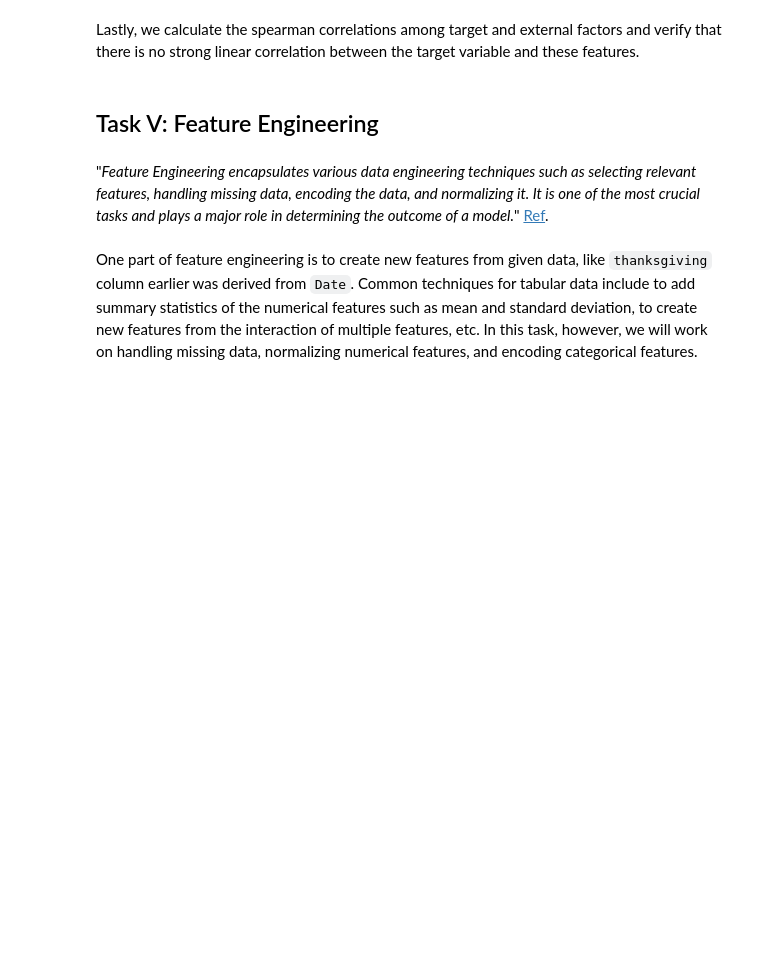
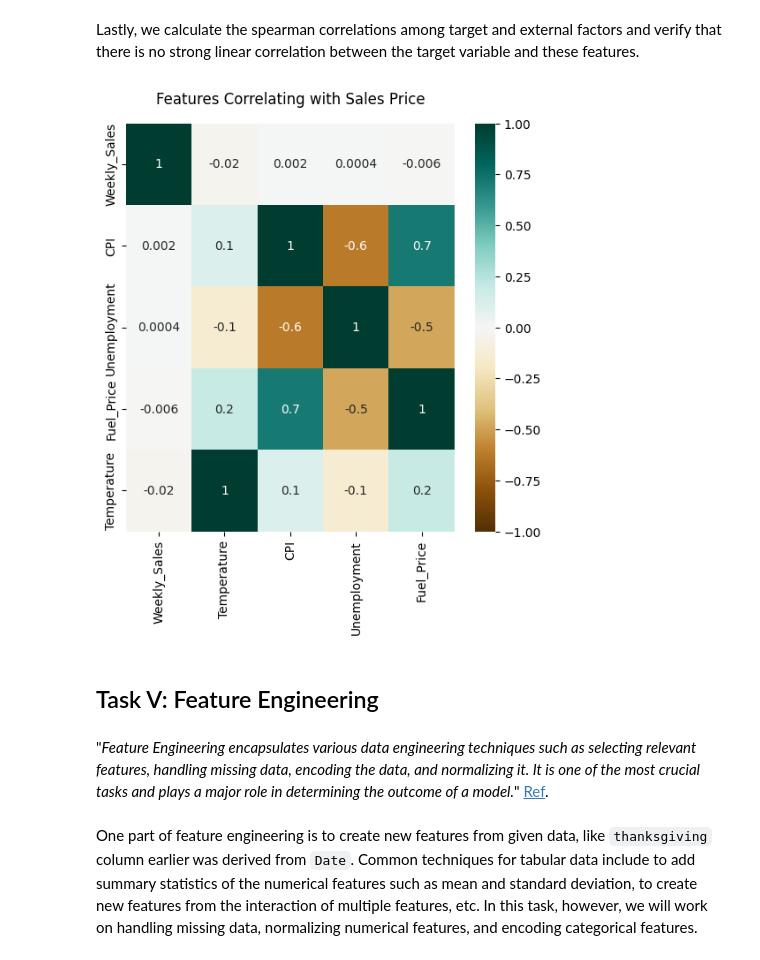
Before and after one commit to kidcoconut/fourthbrain, a Jupyter notebook: .assignments/week4_data_eng/nb/walmart-sales-data.ipynb, the cells around one changed output. Saved outputs shown, nothing was run; the diff lists cells and outputs as text; code cells hidden in the pictures; blank space fills up the shorter version.

```diff
--- a/.assignments/week4_data_eng/nb/walmart-sales-data.ipynb
+++ b/.assignments/week4_data_eng/nb/walmart-sales-data.ipynb
@@ -837,11 +851,15 @@ By eyeballing, do you find strong evidence that those are correlated with Walmar
 Lastly, we calculate the spearman correlations among target and external factors and verify that there is no strong linear correlation between the target variable and these features.
 # %%
 plt.figure(figsize=(6, 6))
-df_train_reduced = df_train[[target] + external_factors]
+df_train_reduced = df_train[[strTgtVar] + external_factors]
+
 corr = df_train_reduced.corr(method='spearman')
-heatmap = sns.heatmap(corr.sort_values(by=target, ascending=False),
+
+heatmap = sns.heatmap(corr.sort_values(by=strTgtVar, ascending=False),
                       vmin=-1, vmax=1, annot=True, fmt='.1g', cmap='BrBG')
 heatmap.set_title('Features Correlating with Sales Price', fontdict={'fontsize':12}, pad=16);
+# %% [output]
+[figure, added]
 # %% [markdown]
 ## Task V: Feature Engineering
 # %% [markdown]
```
Also changed, not shown: parts of 15 cells of this notebook.
